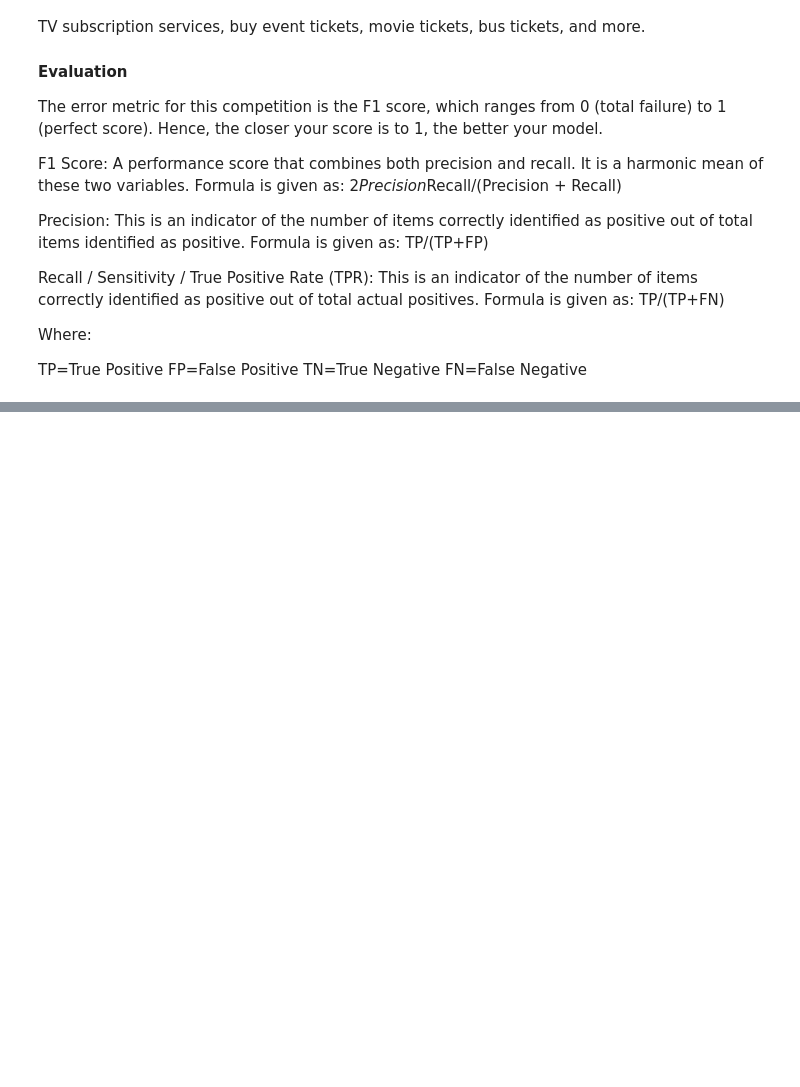
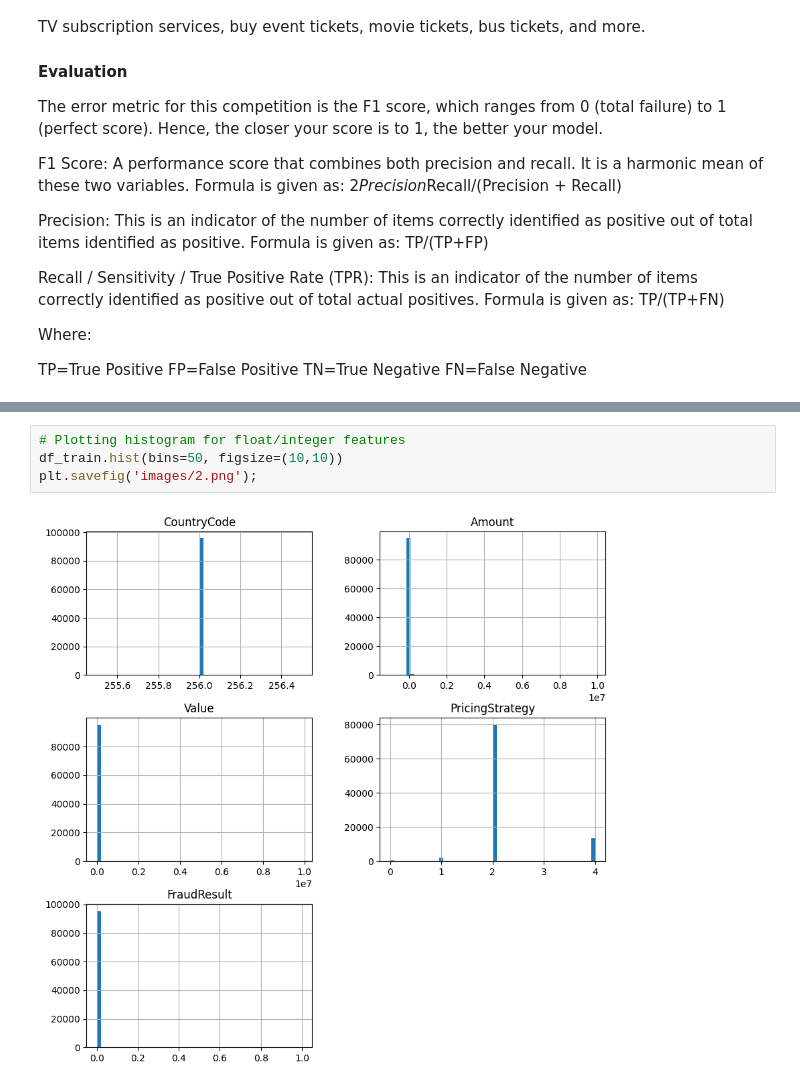
Before and after one commit to aanysofia/Fraud-Detection, a Jupyter notebook: Fraud_detection.ipynb, the cells around one changed output, grey strips where cells are left out. Cells and saved outputs as stored; diff of their text form; blank space fills up the shorter version.

```diff
--- a/Fraud_detection.ipynb
+++ b/Fraud_detection.ipynb
@@ -28,0 +194,6 @@ import pandas as pd
+# %%
+# Plotting histogram for float/integer features
+df_train.hist(bins=50, figsize=(10,10))
+plt.savefig('images/2.png');
+# %% [output]
+[figure, added]
```
Also changed, not shown: parts of 16 cells of this notebook.
